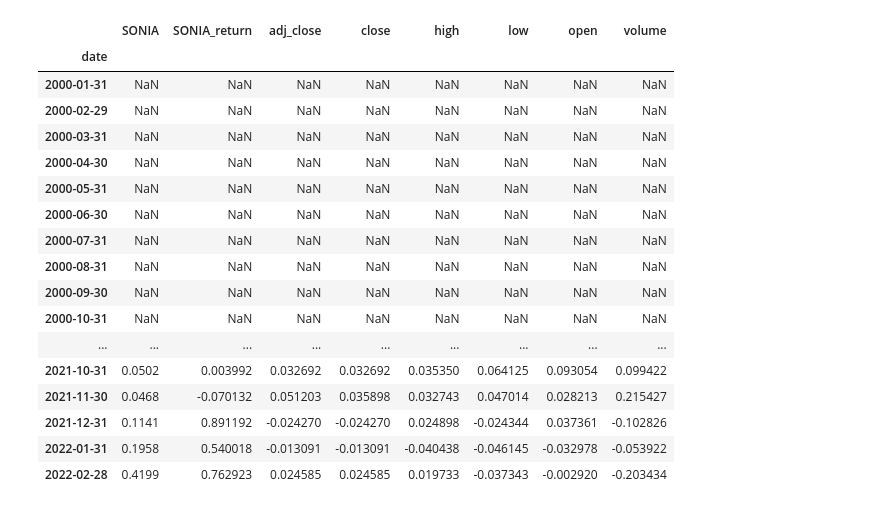
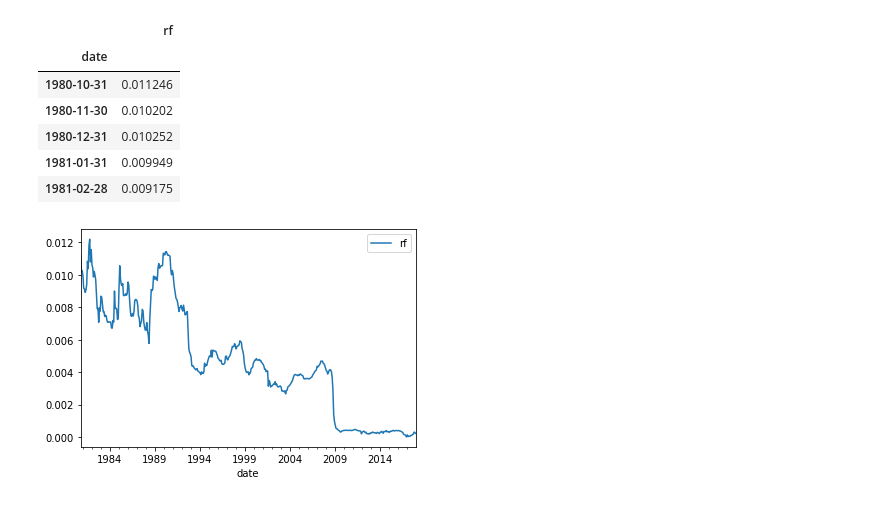
Before and after one commit to lingjie00/asset_pricing, a Jupyter notebook: etl/yprice.sync.ipynb, the cells around one changed output. Drawn from its saved outputs; the diff is of its cells as text; code cells hidden in the pictures.

```diff
--- a/etl/yprice.sync.ipynb
+++ b/etl/yprice.sync.ipynb
@@ -47 +14,15 @@ sonia.head()
+# %%
+"""Risk free rate"""
+# monthly
+risk_cols = [date_col, risk_col]
+risk_monthly_raw = pd.read_csv(raw_path["risk_monthly"])
+risk_monthly_raw[date_col] = pd.to_datetime(
+    risk_monthly_raw["month"], format="%Ym%m")\
+    .dt.to_period("M").dt.to_timestamp("M")
+risk_monthly_raw = risk_monthly_raw[risk_cols]
+# daily
+risk_daily_raw = pd.read_csv(raw_path["risk_daily"])
+risk_daily_raw[date_col] = pd.to_datetime(
+    risk_daily_raw["date"])
+risk_daily_raw = risk_daily_raw[risk_cols]
 # %%
@@ -98,38 +46,19 @@ raw[raw.loc[:, "symbol"] == "3IN"]
 # %%
-symbols = raw["symbol"].unique()
-time_index = pd.date_range(
-    start=min_date,
-    end=max_date,
-    freq="M"
-)
-index = pd.MultiIndex.from_product(
-    [symbols, time_index], names=["symbol", "date"]
-)
-data = raw.loc[raw["date"] != "2022-03-15"]\
-    .set_index(["symbol", "date"])\
-    .sort_values(by=["symbol", "date"])\
-    .groupby("symbol")\
-    .apply(lambda x: np.log(x) - np.log(x.shift(1)))\
-    .combine_first(sonia)\
-    .reindex(index)
 
-data.loc["3IN"]
+# compute risk free returns
+risk_monthly = risk_monthly_raw.set_index(date_col)\
+    .sort_values(by=date_col)\
+    .astype("float")
+
+risk_monthly.plot()
+
+risk_monthly.head()
 # %% [output]
-|  | SONIA | SONIA_return | adj_close | close | high | low | open | volume |
-| date |  |  |  |  |  |  |  |  |
-| 2000-01-31 | NaN | NaN | NaN | NaN | NaN | NaN | NaN | NaN |
-| 2000-02-29 | NaN | NaN | NaN | NaN | NaN | NaN | NaN | NaN |
-| 2000-03-31 | NaN | NaN | NaN | NaN | NaN | NaN | NaN | NaN |
-| 2000-04-30 | NaN | NaN | NaN | NaN | NaN | NaN | NaN | NaN |
-| 2000-05-31 | NaN | NaN | NaN | NaN | NaN | NaN | NaN | NaN |
-| 2000-06-30 | NaN | NaN | NaN | NaN | NaN | NaN | NaN | NaN |
-| 2000-07-31 | NaN | NaN | NaN | NaN | NaN | NaN | NaN | NaN |
-| 2000-08-31 | NaN | NaN | NaN | NaN | NaN | NaN | NaN | NaN |
-| 2000-09-30 | NaN | NaN | NaN | NaN | NaN | NaN | NaN | NaN |
-| 2000-10-31 | NaN | NaN | NaN | NaN | NaN | NaN | NaN | NaN |
-| ... | ... | ... | ... | ... | ... | ... | ... | ... |
-| 2021-10-31 | 0.0502 | 0.003992 | 0.032692 | 0.032692 | 0.035350 | 0.064125 | 0.093054 | 0.099422 |
-| 2021-11-30 | 0.0468 | -0.070132 | 0.051203 | 0.035898 | 0.032743 | 0.047014 | 0.028213 | 0.215427 |
-| 2021-12-31 | 0.1141 | 0.891192 | -0.024270 | -0.024270 | 0.024898 | -0.024344 | 0.037361 | -0.102826 |
-| 2022-01-31 | 0.1958 | 0.540018 | -0.013091 | -0.013091 | -0.040438 | -0.046145 | -0.032978 | -0.053922 |
-| 2022-02-28 | 0.4199 | 0.762923 | 0.024585 | 0.024585 | 0.019733 | -0.037343 | -0.002920 | -0.203434 |
+|  | rf |
+| date |  |
+| 1980-10-31 | 0.011246 |
+| 1980-11-30 | 0.010202 |
+| 1980-12-31 | 0.010252 |
+| 1981-01-31 | 0.009949 |
+| 1981-02-28 | 0.009175 |
+[figure, added]
```
Also changed, not shown: parts of 16 cells of this notebook, 36 other files.
